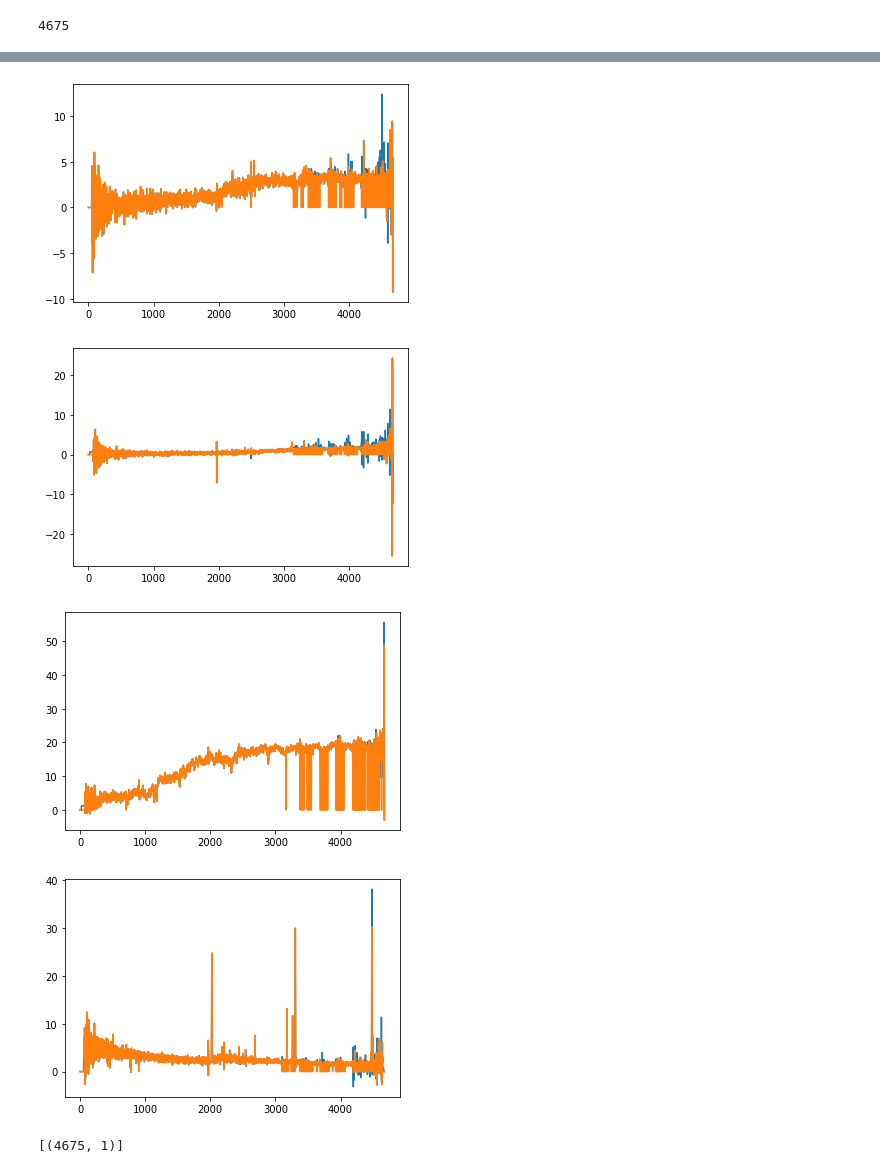
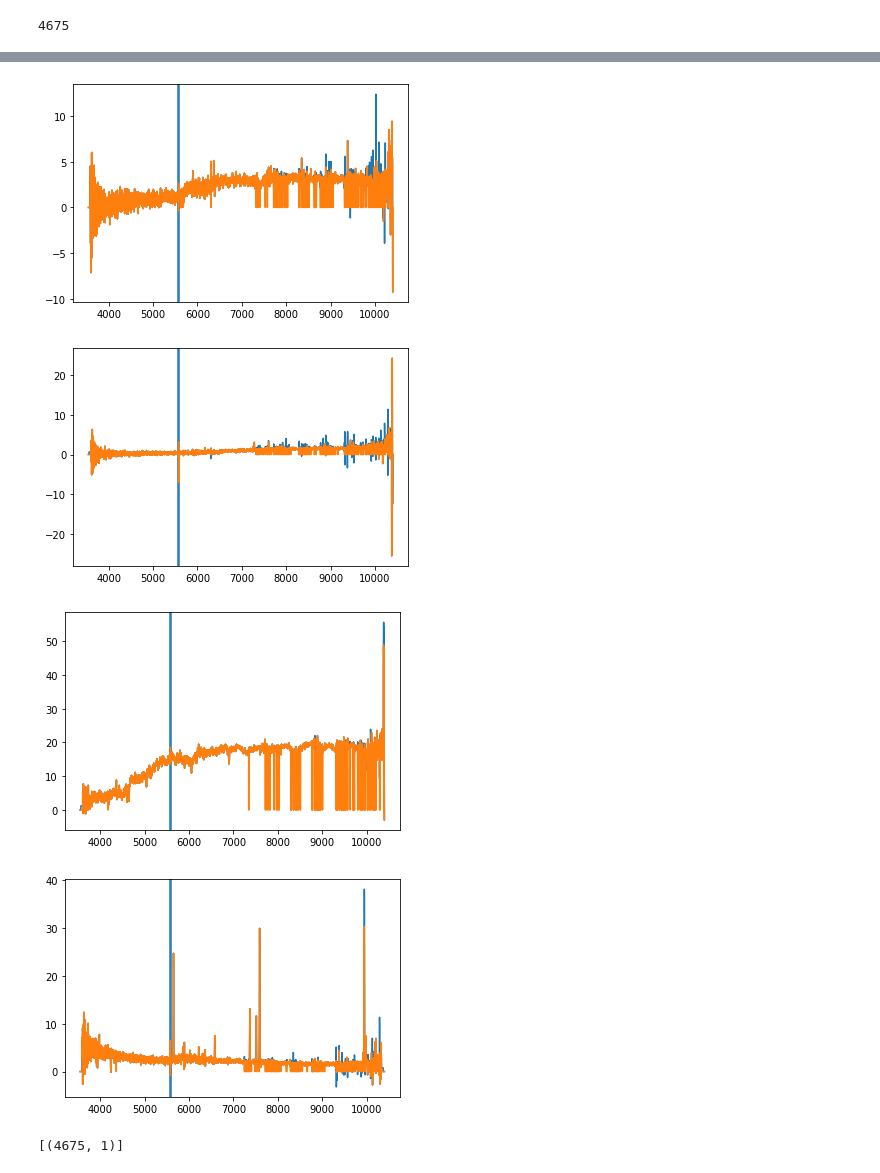
Before and after one commit to AlexGKim/SDSS_PAE, a Jupyter notebook: notebooks/LSTM_AE_SDSS.ipynb, the cells around one changed output, grey strips where cells are left out. Drawn from its saved outputs; the diff is of its cells as text; code cells hidden in the pictures.

```diff
--- a/notebooks/LSTM_AE_SDSS.ipynb
+++ b/notebooks/LSTM_AE_SDSS.ipynb
@@ -173,10 +173,13 @@ def preprocessing(d, de_redshift):
 prep_data = ds.map(lambda x, de_redshift=de_redshift: preprocessing(x, de_redshift))
 # %%
 shapes = []
+wls = 10**np.linspace(min_wl,max_wl,npix_max)
 for ii, image in enumerate(tfds.as_numpy(prep_data)):
     if ii in np.arange(10):
-        plt.plot(image['flux'])
-        plt.plot(image['flux']*image['mask'])
+        plt.axvline(5560)
+        plt.axvline(5590)
+        plt.plot(wls,image['flux'])
+        plt.plot(wls,image['flux']*image['mask'])
     if image['flux'].shape not in shapes:
         shapes.append(image['flux'].shape)
     plt.show()
@@ -190,7 +193,7 @@ for ii, image in enumerate(tfds.as_numpy(prep_data)):
-[figure, old version]
+[figure, new version]
-[figure, old version]
+[figure, new version]
-[figure, old version]
+[figure, new version]
-[figure, old version]
+[figure, new version]
 # %%
 shapes
 # %% [output]
```
Also changed, not shown: parts of 6 cells of this notebook.
